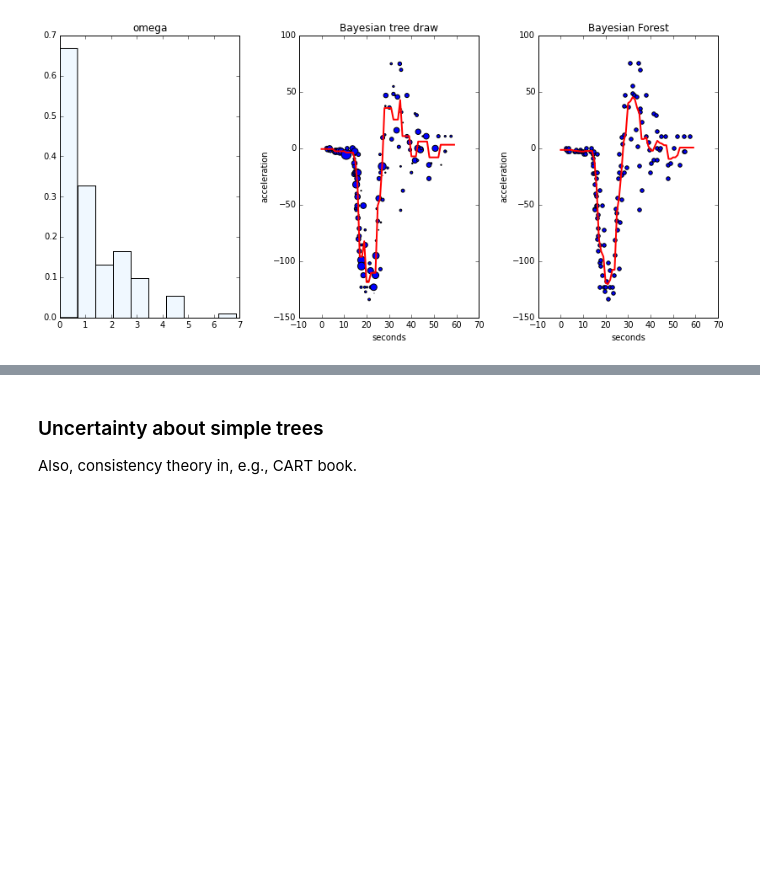
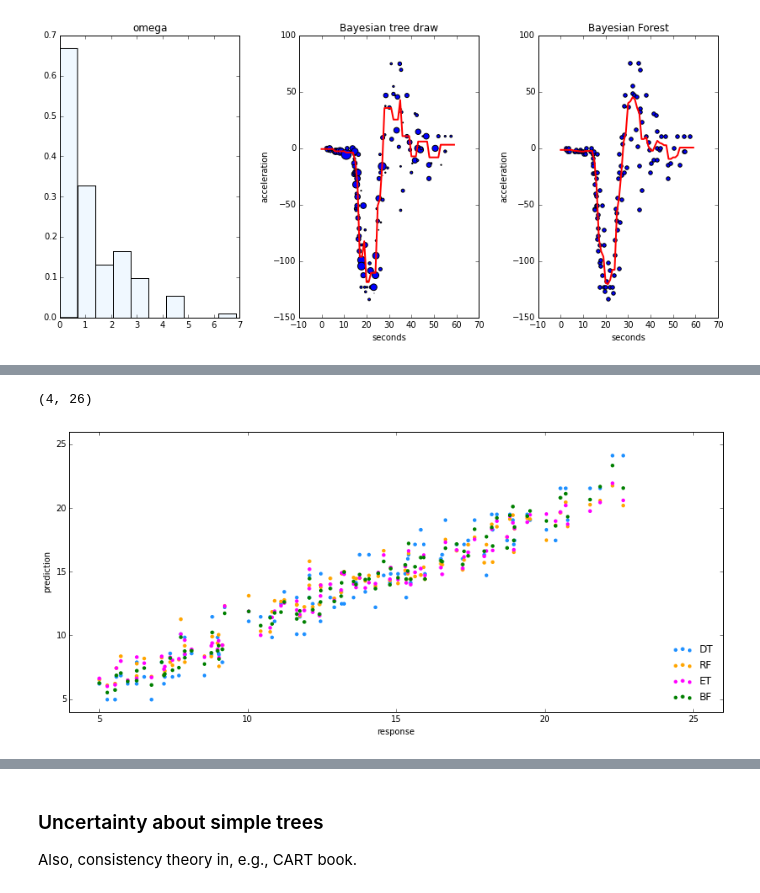
Before and after one commit to TaddyLab/bayesian-forest, a Jupyter notebook: bayesforest.ipynb, the cells around one changed output, grey strips where cells are left out. Cells and saved outputs as stored; diff of their text form; code cells hidden in the pictures; blank space fills up the shorter version.

Commit message:
fried

```diff
--- a/bayesforest.ipynb
+++ b/bayesforest.ipynb
@@ -240,0 +277,41 @@ to semi-parametric BART which makes truly restrictive assumptions about the resp
+# %%
+## a single analysis
+
+n = 100
+p = 10
+X = rn.uniform(0,1,n*p).reshape(n,p)
+y = fried(X)
+f = fried(X,noisy=False)
+
+#DT
+fried_dt = tree.DecisionTreeRegressor(min_samples_leaf=3)
+fried_dt.fit(X,y)
+fried_dtp = fried_dt.predict(X)
+
+#RF3
+fried_rf = ensemble.RandomForestRegressor(100,min_samples_leaf=3)
+fried_rf.fit(X,y)
+fried_rfp = fried_rf.predict(X)
+
+#ET
+fried_et = ensemble.ExtraTreesRegressor(100,min_samples_leaf=3)
+fried_et.fit(X,y)
+fried_etp = fried_et.predict(X)
+
+#BF
+fried_bf = ensemble.RandomForestRegressor(100,min_samples_leaf=3,bootstrap=2)
+fried_bf.fit(X,y)
+fried_bfp = fried_bf.predict(X)
+
+plt.scatter(f, fried_dtp, c="dodgerblue", label="DT",s=20,edgecolors='none')
+plt.scatter(f, fried_rfp, c="orange", label="RF",s=20,edgecolors='none')
+plt.scatter(f, fried_etp, c="fuchsia", label="ET",s=20,edgecolors='none')
+plt.scatter(f, fried_bfp, c="green", label="BF",s=20,edgecolors='none')
+plt.xlabel("response")
+plt.ylabel("prediction")
+plt.legend(frameon=False,loc=4)
+plt.xlim(4,26)
+plt.ylim(4,26)
+# %% [output]
+(4, 26)
+[figure, added]
```
Also changed, not shown: parts of 25 cells of this notebook, 3 other files.
